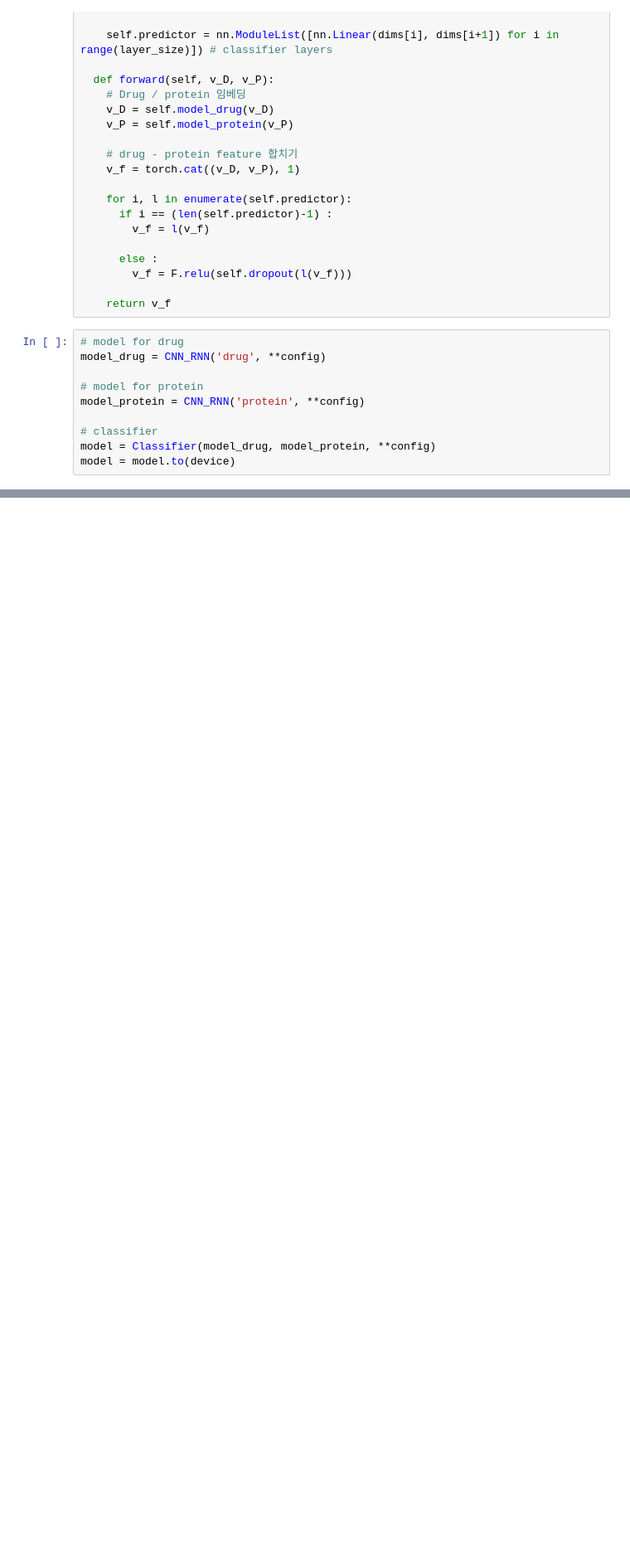
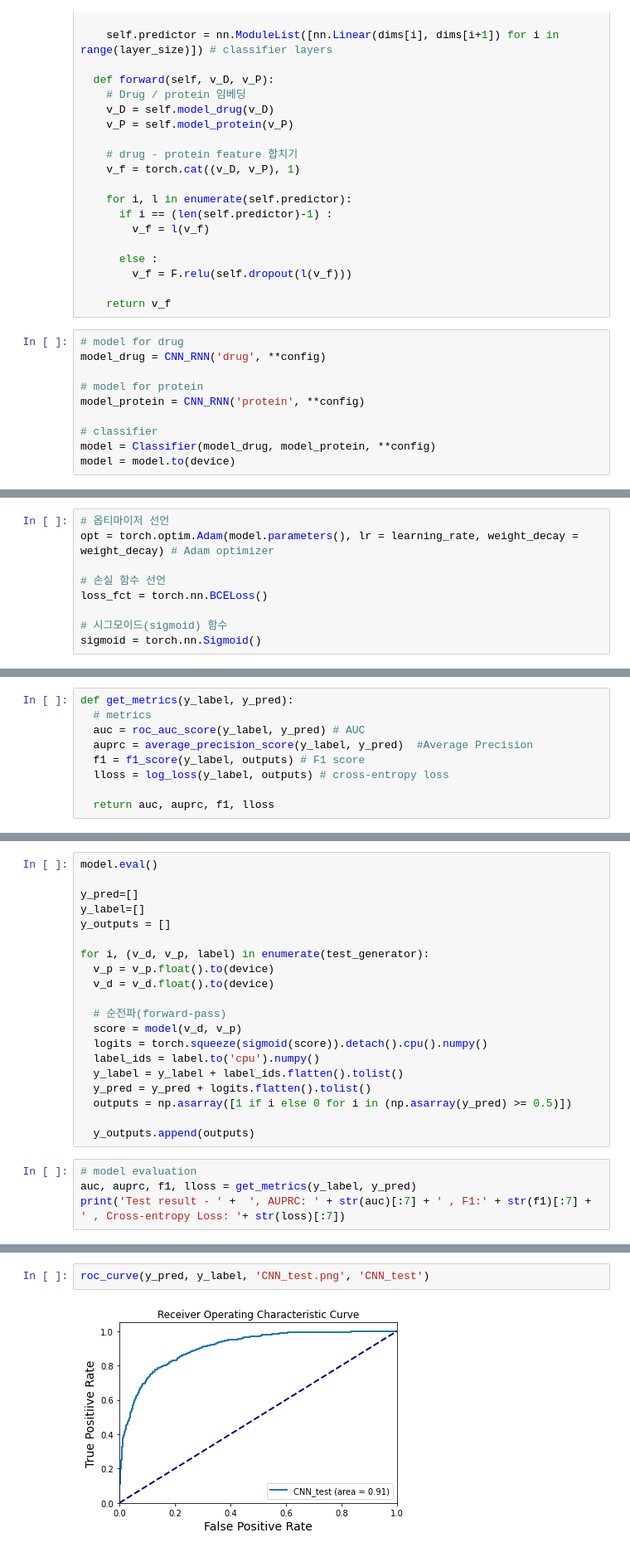
Before and after one commit to WhiteHum/Medical-AI-Deep-Learning-Drug-Toxicitiy-Prediction-, a Jupyter notebook: 05_Drug_target_interaction(DTI)_prediction_using_Sequence_model.ipynb, the cells around one changed output, grey strips where cells are left out. Shown: that part at 83% size. Drawn from its saved outputs; the diff is of its cells as text; blank space fills up the shorter version.

```diff
--- a/05_Drug_target_interaction(DTI)_prediction_using_Sequence_model.ipynb
+++ b/05_Drug_target_interaction(DTI)_prediction_using_Sequence_model.ipynb
@@ -767,0 +780,9 @@ model = model.to(device)
+# %%
+# 옵티마이저 선언
+opt = torch.optim.Adam(model.parameters(), lr = learning_rate, weight_decay = weight_decay) # Adam optimizer
+
+# 손실 함수 선언
+loss_fct = torch.nn.BCELoss()
+
+# 시그모이드(sigmoid) 함수
+sigmoid = torch.nn.Sigmoid()
@@ -767,0 +799,9 @@ model = model.to(device)
+# %%
+def get_metrics(y_label, y_pred):
+  # metrics
+  auc = roc_auc_score(y_label, y_pred) # AUC
+  auprc = average_precision_score(y_label, y_pred)  #Average Precision
+  f1 = f1_score(y_label, outputs) # F1 score
+  lloss = log_loss(y_label, outputs) # cross-entropy loss
+
+  return auc, auprc, f1, lloss
@@ -767,0 +902,24 @@ model = model.to(device)
+# %%
+model.eval()
+
+y_pred=[]
+y_label=[]
+y_outputs = []
+
+for i, (v_d, v_p, label) in enumerate(test_generator):
+  v_p = v_p.float().to(device)
+  v_d = v_d.float().to(device)
+
+  # 순전파(forward-pass)
+  score = model(v_d, v_p)
+  logits = torch.squeeze(sigmoid(score)).detach().cpu().numpy()
+  label_ids = label.to('cpu').numpy()
+  y_label = y_label + label_ids.flatten().tolist()
+  y_pred = y_pred + logits.flatten().tolist()
+  outputs = np.asarray([1 if i else 0 for i in (np.asarray(y_pred) >= 0.5)])
+
+  y_outputs.append(outputs)
+# %%
+# model evaluation
+auc, auprc, f1, lloss = get_metrics(y_label, y_pred)
+print('Test result - ' +  ', AUPRC: ' + str(auc)[:7] + ' , F1:' + str(f1)[:7] + ' , Cross-entropy Loss: '+ str(loss)[:7])
@@ -767,0 +984,4 @@ model = model.to(device)
+# %%
+roc_curve(y_pred, y_label, 'CNN_test.png', 'CNN_test')
+# %% [output]
+[figure, added]
```
Also changed, not shown: parts of 16 cells of this notebook.
